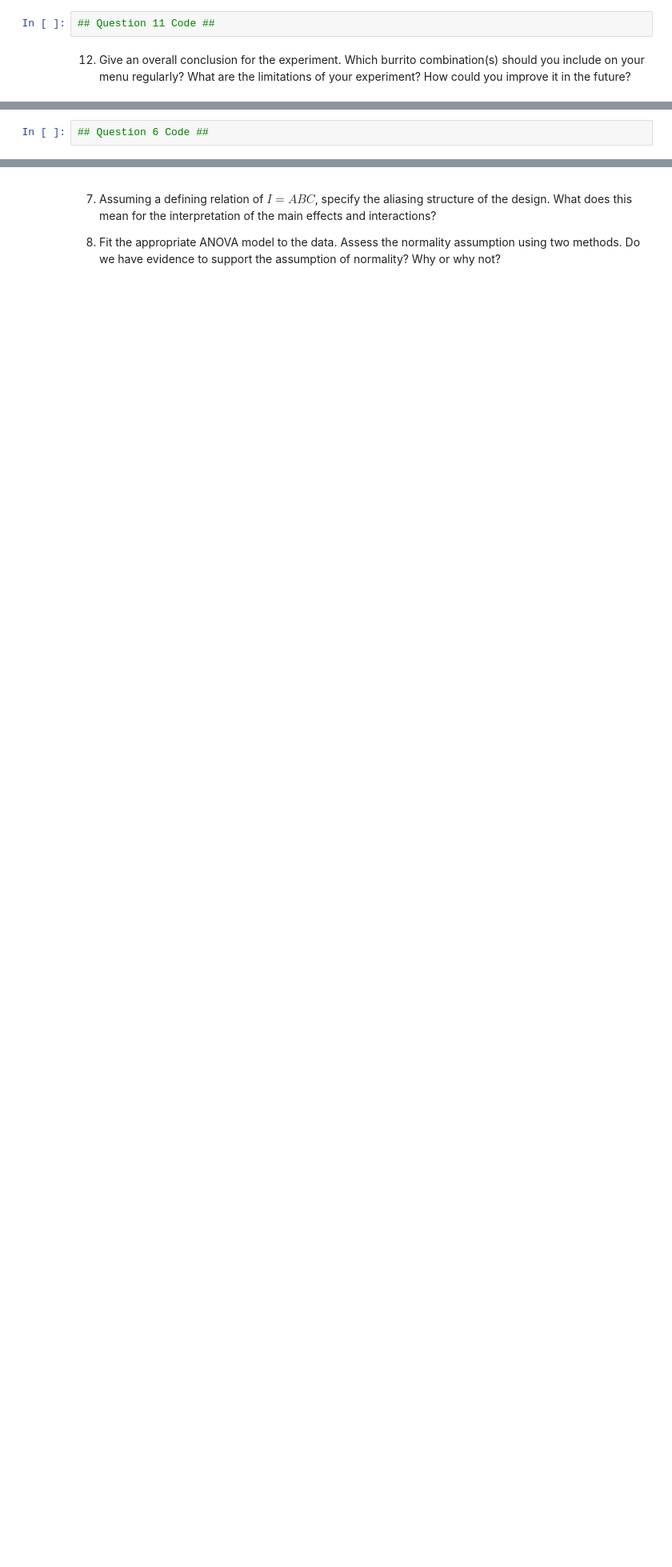
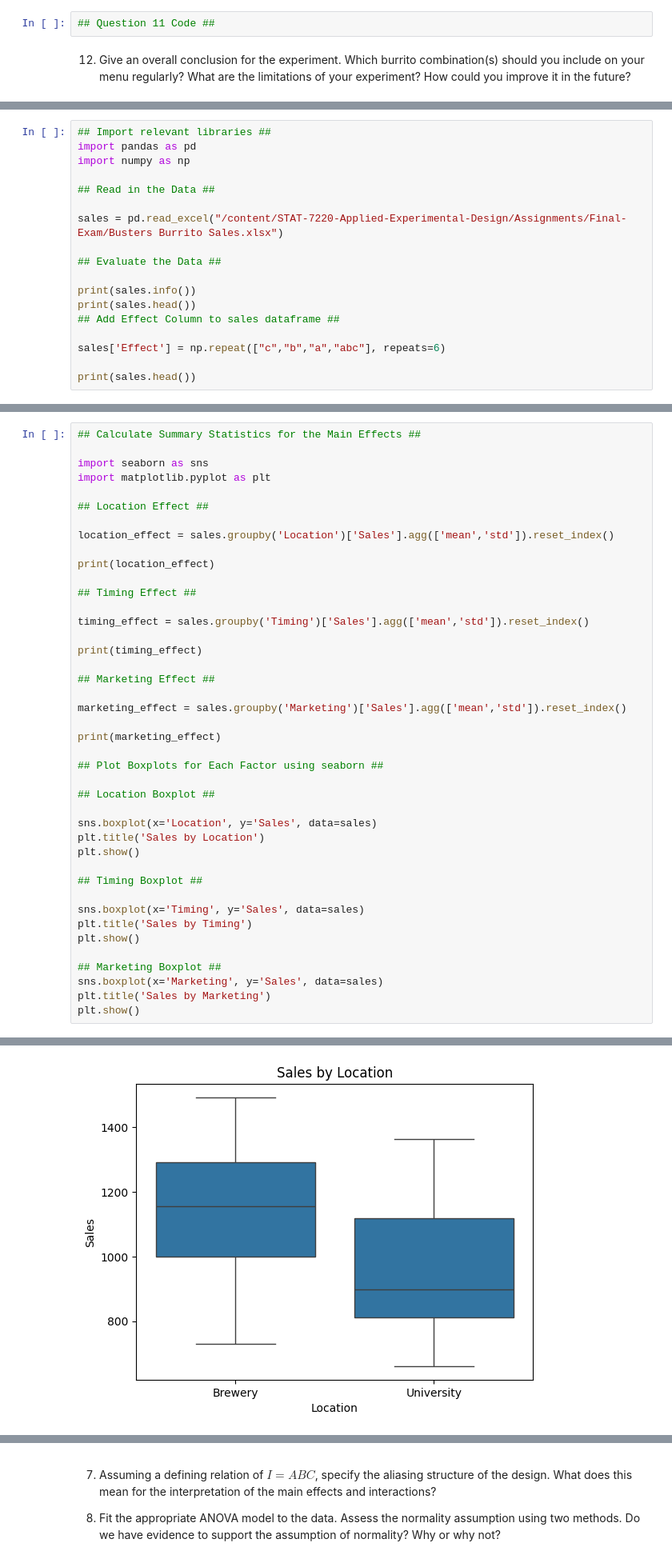
Before and after one commit to kwill580/STAT-7220-Applied-Experimental-Design, a Jupyter notebook: Assignments/Final-Exam/Final-Exam.ipynb, the cells around one changed output, grey strips where cells are left out. Shown at 80% size. Saved outputs shown, nothing was run; the diff lists cells and outputs as text; blank space fills up the shorter version.

```diff
--- a/Assignments/Final-Exam/Final-Exam.ipynb
+++ b/Assignments/Final-Exam/Final-Exam.ipynb
@@ -186,4 +183,20 @@ To be more efficient with time and resources, you decide to conduct a $2^{3-1}$
 
 6. Perform appropriate exploratory/descriptive analysis including summary statistics and appropriate visualizations. Do these analyses provide any support for the hypotheses? Briefly explain.
 # %%
-## Question 6 Code ##
+## Import relevant libraries ##
+import pandas as pd
+import numpy as np
+
+## Read in the Data ##
+
+sales = pd.read_excel("/content/STAT-7220-Applied-Experimental-Design/Assignments/Final-Exam/Busters Burrito Sales.xlsx")
+
+## Evaluate the Data ##
+
+print(sales.info())
+print(sales.head())
+## Add Effect Column to sales dataframe ##
+
+sales['Effect'] = np.repeat(["c","b","a","abc"], repeats=6)
+
+print(sales.head())
@@ -189,0 +221,43 @@ To be more efficient with time and resources, you decide to conduct a $2^{3-1}$
+# %%
+## Calculate Summary Statistics for the Main Effects ##
+
+import seaborn as sns
+import matplotlib.pyplot as plt
+
+## Location Effect ##
+
+location_effect = sales.groupby('Location')['Sales'].agg(['mean','std']).reset_index()
+
+print(location_effect)
+
+## Timing Effect ##
+
+timing_effect = sales.groupby('Timing')['Sales'].agg(['mean','std']).reset_index()
+
+print(timing_effect)
+
+## Marketing Effect ##
+
+marketing_effect = sales.groupby('Marketing')['Sales'].agg(['mean','std']).reset_index()
+
+print(marketing_effect)
+
+## Plot Boxplots for Each Factor using seaborn ##
+
+## Location Boxplot ##
+
+sns.boxplot(x='Location', y='Sales', data=sales)
+plt.title('Sales by Location')
+plt.show()
+
+## Timing Boxplot ##
+
+sns.boxplot(x='Timing', y='Sales', data=sales)
+plt.title('Sales by Timing')
+plt.show()
+
+## Marketing Boxplot ##
+sns.boxplot(x='Marketing', y='Sales', data=sales)
+plt.title('Sales by Marketing')
+plt.show()
+# %% [output]
@@ -189,0 +273 @@ To be more efficient with time and resources, you decide to conduct a $2^{3-1}$
+[figure, added]
```
Also changed, not shown: parts of 4 cells of this notebook.
